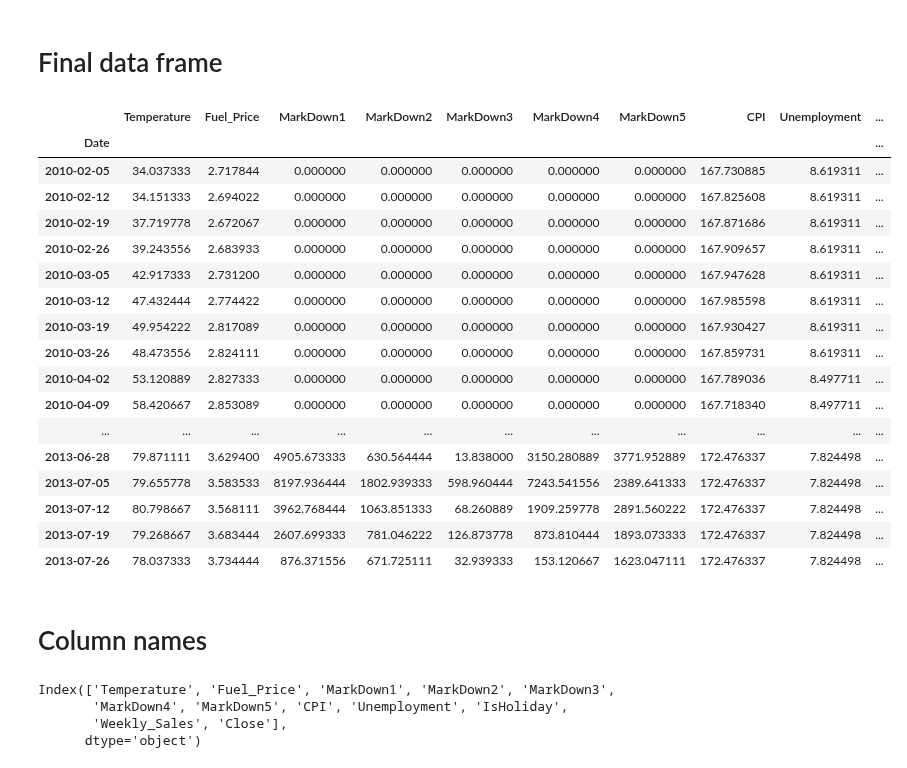
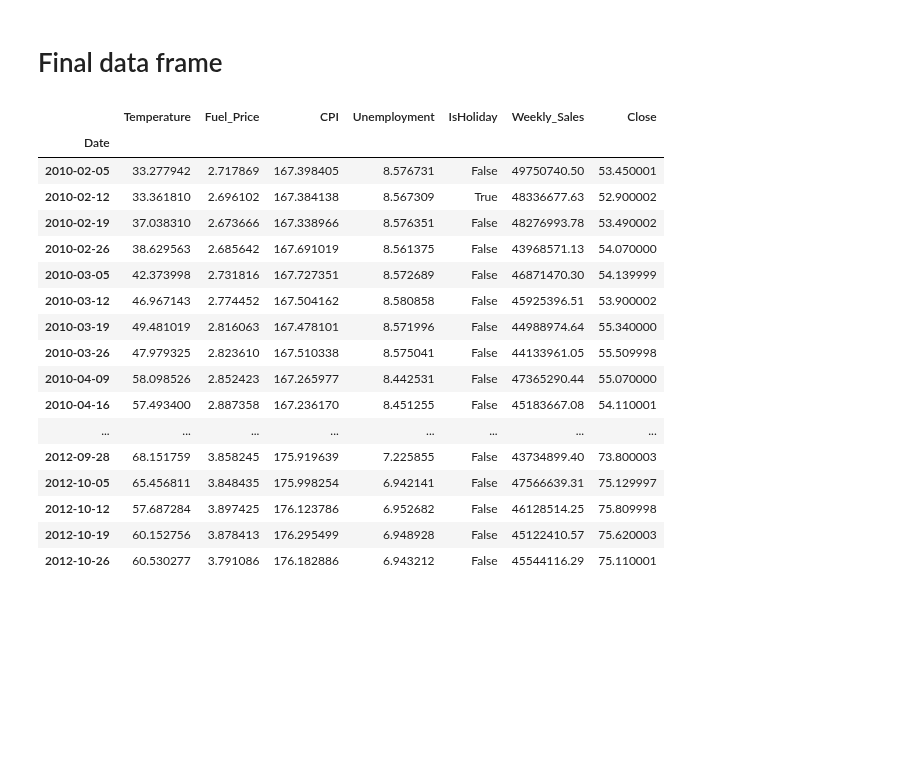
Before and after one commit to arnaldo9408/SpringBoard, a Jupyter notebook: Data Wranging/Capstone Two - Data Wrangling.ipynb, the cells around one changed output. Saved outputs shown, nothing was run; the diff lists cells and outputs as text; code cells hidden in the pictures; blank space fills up the shorter version.

```diff
--- a/Data Wranging/Capstone Two - Data Wrangling.ipynb
+++ b/Data Wranging/Capstone Two - Data Wrangling.ipynb
@@ -323,9 +371,9 @@ See the caveats in the documentation: http://pandas.pydata.org/pandas-docs/stabl
 # %%
 #Replace Close price using backfill methid
-df_walmart_sales['Close'].fillna(method = 'bfill', inplace = True)
+df_features_train_stock['Close'].fillna(method = 'bfill', inplace = True)
 # %%
 #Replace Unemployment with the mean
-df_walmart_sales['Unemployment'].fillna(df_walmart_sales['Unemployment'].mean(), inplace = True)
+df_features_train_stock['Unemployment'].fillna(df_features_train_stock['Unemployment'].mean(), inplace = True)
 # %%
 # Fill CPA values with the mean
-df_walmart_sales['CPI'].fillna(df_walmart_sales['CPI'].mean(), inplace = True)
+df_features_train_stock['CPI'].fillna(df_features_train_stock['CPI'].mean(), inplace = True)
@@ -384 +413,6 @@ df_walmart_sales_grouped = df_walmart_sales.groupby('Date').agg('mean')
+# %%
+df_walmart = df_features_train_stock.groupby('Date').agg({'Temperature':'mean', 'Fuel_Price':'mean',
+                                                                  'CPI':'mean', 'Unemployment':'mean',
+                                                                  'IsHoliday':'mean','Weekly_Sales':'sum',
+                                                                  'Close':'mean'})
 # %%
@@ -409,25 +482,23 @@ df_walmart_sales_grouped.tail()
 # Final data frame
 # %%
 pd.set_option('Max_rows', None)
-df_walmart_sales_grouped
+df_walmart
 # %% [output]
-|  | Temperature | Fuel_Price | MarkDown1 | MarkDown2 | MarkDown3 | MarkDown4 | MarkDown5 | CPI | Unemployment | ... |
-| Date |  |  |  |  |  |  |  |  |  | ... |
-| 2010-02-05 | 34.037333 | 2.717844 | 0.000000 | 0.000000 | 0.000000 | 0.000000 | 0.000000 | 167.730885 | 8.619311 | ... |
-| 2010-02-12 | 34.151333 | 2.694022 | 0.000000 | 0.000000 | 0.000000 | 0.000000 | 0.000000 | 167.825608 | 8.619311 | ... |
-| 2010-02-19 | 37.719778 | 2.672067 | 0.000000 | 0.000000 | 0.000000 | 0.000000 | 0.000000 | 167.871686 | 8.619311 | ... |
-| 2010-02-26 | 39.243556 | 2.683933 | 0.000000 | 0.000000 | 0.000000 | 0.000000 | 0.000000 | 167.909657 | 8.619311 | ... |
-| 2010-03-05 | 42.917333 | 2.731200 | 0.000000 | 0.000000 | 0.000000 | 0.000000 | 0.000000 | 167.947628 | 8.619311 | ... |
-| 2010-03-12 | 47.432444 | 2.774422 | 0.000000 | 0.000000 | 0.000000 | 0.000000 | 0.000000 | 167.985598 | 8.619311 | ... |
-| 2010-03-19 | 49.954222 | 2.817089 | 0.000000 | 0.000000 | 0.000000 | 0.000000 | 0.000000 | 167.930427 | 8.619311 | ... |
-| 2010-03-26 | 48.473556 | 2.824111 | 0.000000 | 0.000000 | 0.000000 | 0.000000 | 0.000000 | 167.859731 | 8.619311 | ... |
-| 2010-04-02 | 53.120889 | 2.827333 | 0.000000 | 0.000000 | 0.000000 | 0.000000 | 0.000000 | 167.789036 | 8.497711 | ... |
-| 2010-04-09 | 58.420667 | 2.853089 | 0.000000 | 0.000000 | 0.000000 | 0.000000 | 0.000000 | 167.718340 | 8.497711 | ... |
-| ... | ... | ... | ... | ... | ... | ... | ... | ... | ... | ... |
-| 2013-06-28 | 79.871111 | 3.629400 | 4905.673333 | 630.564444 | 13.838000 | 3150.280889 | 3771.952889 | 172.476337 | 7.824498 | ... |
-| 2013-07-05 | 79.655778 | 3.583533 | 8197.936444 | 1802.939333 | 598.960444 | 7243.541556 | 2389.641333 | 172.476337 | 7.824498 | ... |
-| 2013-07-12 | 80.798667 | 3.568111 | 3962.768444 | 1063.851333 | 68.260889 | 1909.259778 | 2891.560222 | 172.476337 | 7.824498 | ... |
-| 2013-07-19 | 79.268667 | 3.683444 | 2607.699333 | 781.046222 | 126.873778 | 873.810444 | 1893.073333 | 172.476337 | 7.824498 | ... |
-| 2013-07-26 | 78.037333 | 3.734444 | 876.371556 | 671.725111 | 32.939333 | 153.120667 | 1623.047111 | 172.476337 | 7.824498 | ... |
+|  | Temperature | Fuel_Price | CPI | Unemployment | IsHoliday | Weekly_Sales | Close |
+| Date |  |  |  |  |  |  |  |
+| 2010-02-05 | 33.277942 | 2.717869 | 167.398405 | 8.576731 | False | 49750740.50 | 53.450001 |
+| 2010-02-12 | 33.361810 | 2.696102 | 167.384138 | 8.567309 | True | 48336677.63 | 52.900002 |
+| 2010-02-19 | 37.038310 | 2.673666 | 167.338966 | 8.576351 | False | 48276993.78 | 53.490002 |
+| 2010-02-26 | 38.629563 | 2.685642 | 167.691019 | 8.561375 | False | 43968571.13 | 54.070000 |
+| 2010-03-05 | 42.373998 | 2.731816 | 167.727351 | 8.572689 | False | 46871470.30 | 54.139999 |
+| 2010-03-12 | 46.967143 | 2.774452 | 167.504162 | 8.580858 | False | 45925396.51 | 53.900002 |
+| 2010-03-19 | 49.481019 | 2.816063 | 167.478101 | 8.571996 | False | 44988974.64 | 55.340000 |
+| 2010-03-26 | 47.979325 | 2.823610 | 167.510338 | 8.575041 | False | 44133961.05 | 55.509998 |
+| 2010-04-09 | 58.098526 | 2.852423 | 167.265977 | 8.442531 | False | 47365290.44 | 55.070000 |
+| 2010-04-16 | 57.493400 | 2.887358 | 167.236170 | 8.451255 | False | 45183667.08 | 54.110001 |
+| ... | ... | ... | ... | ... | ... | ... | ... |
+| 2012-09-28 | 68.151759 | 3.858245 | 175.919639 | 7.225855 | False | 43734899.40 | 73.800003 |
+| 2012-10-05 | 65.456811 | 3.848435 | 175.998254 | 6.942141 | False | 47566639.31 | 75.129997 |
+| 2012-10-12 | 57.687284 | 3.897425 | 176.123786 | 6.952682 | False | 46128514.25 | 75.809998 |
+| 2012-10-19 | 60.152756 | 3.878413 | 176.295499 | 6.948928 | False | 45122410.57 | 75.620003 |
+| 2012-10-26 | 60.530277 | 3.791086 | 176.182886 | 6.943212 | False | 45544116.29 | 75.110001 |
-# %% [markdown]
-# Column names
@@ -436,7 +504,0 @@ column_names_df = df_walmart_sales_grouped.columns
-# %%
-print(column_names_df)
-# %% [output]
-Index(['Temperature', 'Fuel_Price', 'MarkDown1', 'MarkDown2', 'MarkDown3',
-       'MarkDown4', 'MarkDown5', 'CPI', 'Unemployment', 'IsHoliday',
-       'Weekly_Sales', 'Close'],
-      dtype='object')
```
Also changed, not shown: parts of 38 cells of this notebook.
